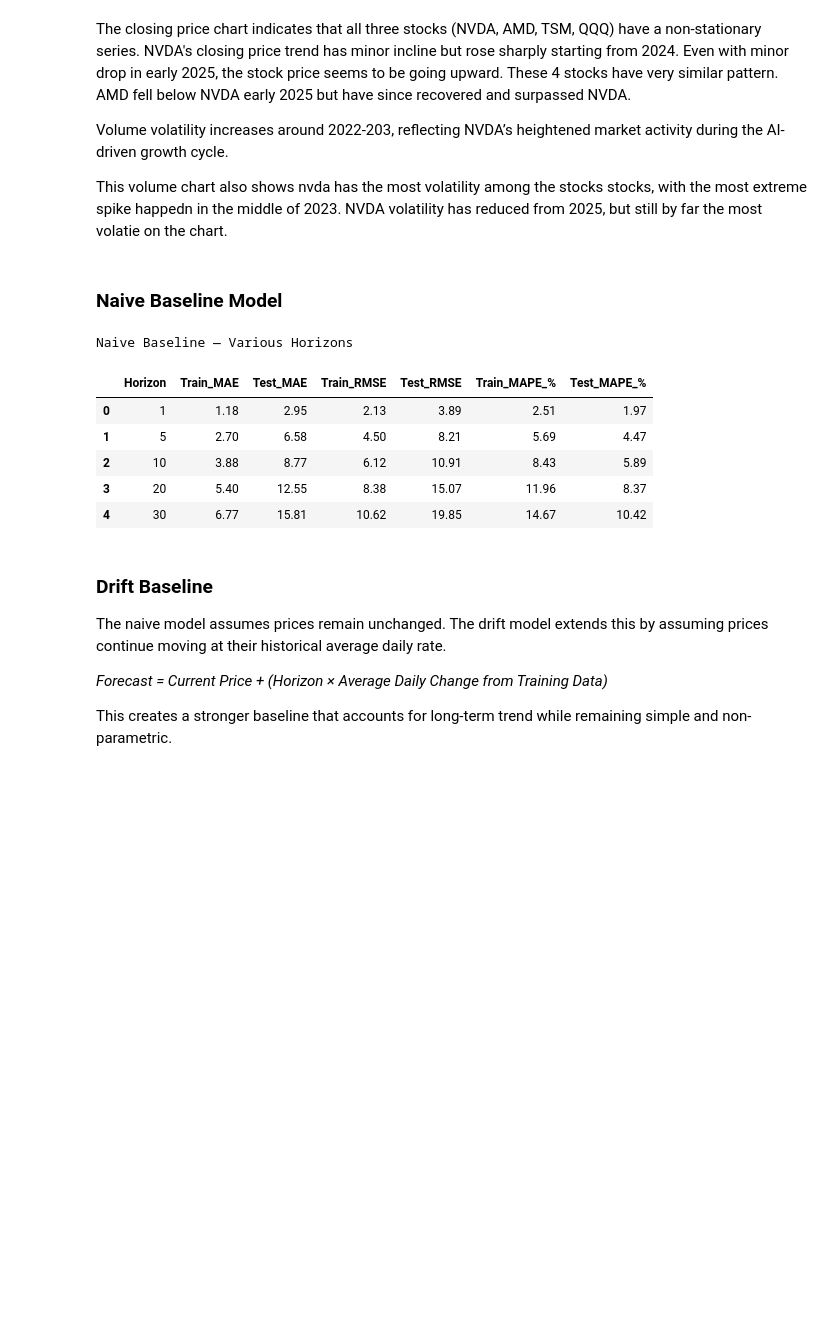
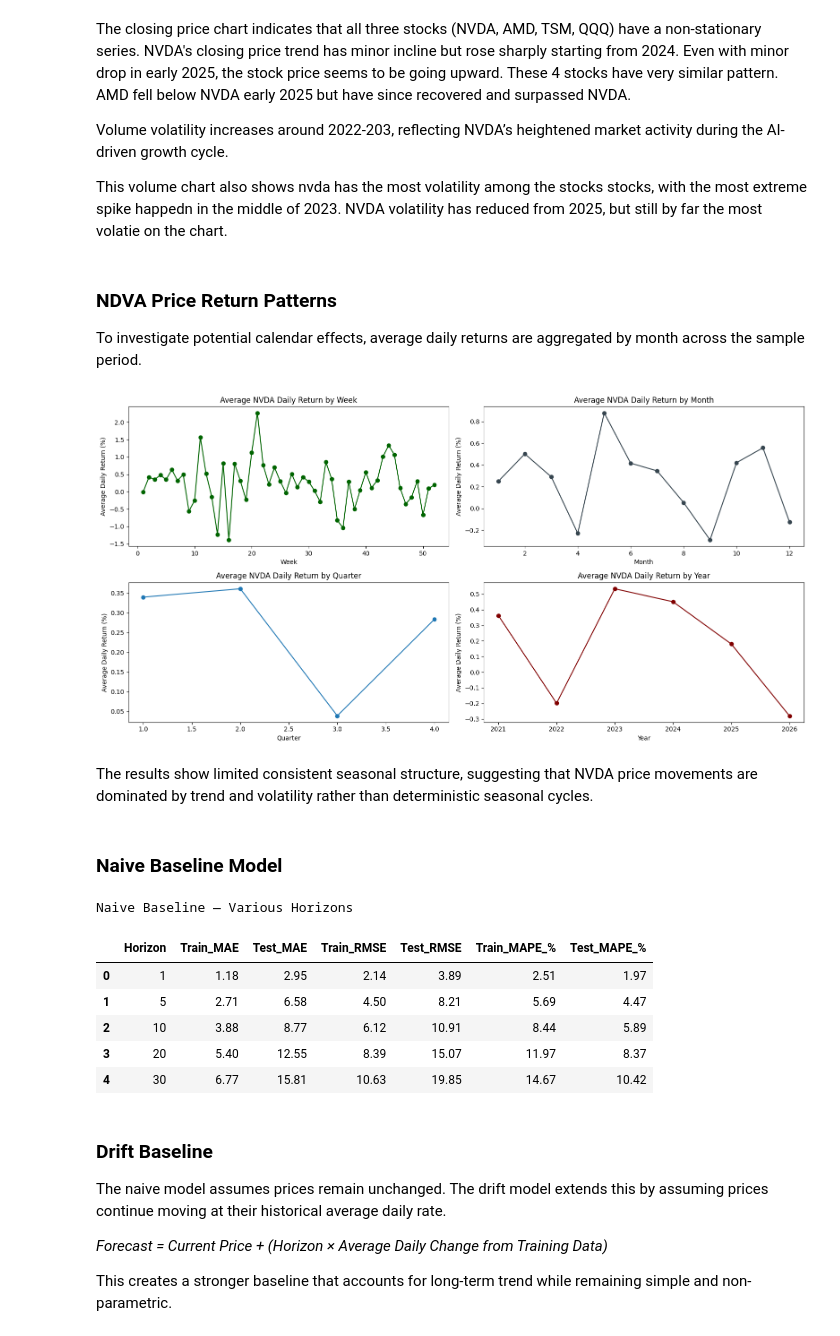
Before and after one commit to EsserMishelle/short-term-stock-forecast, a Jupyter notebook: 01_eda_and_naive_baseline.ipynb, the cells around one changed output. Saved outputs shown, nothing was run; the diff lists cells and outputs as text; code cells hidden in the pictures; blank space fills up the shorter version.

```diff
--- a/01_eda_and_naive_baseline.ipynb
+++ b/01_eda_and_naive_baseline.ipynb
@@ -346,6 +361,49 @@ The closing price chart indicates that all three stocks (NVDA, AMD, TSM, QQQ) ha
 Volume volatility increases around 2022-203, reflecting NVDA’s heightened market activity during the AI-driven growth cycle.
 
 This volume chart also shows nvda has the most volatility among the stocks stocks, with the most extreme spike happedn in the middle of 2023. NVDA volatility has reduced from 2025, but still by far the most volatie on the chart.
+# %% [markdown]
+### NDVA Price Return Patterns
+To investigate potential calendar effects, average daily returns are aggregated by month across the sample period.
+# %%
+df['return'] = df['nvda_close'].pct_change()
+# %%
+fig, axes = plt.subplots(2,2, figsize=(16,8))
+
+# Weekly
+weekly_avg = df.groupby(df.index.isocalendar().week)['return'].mean()*100
+axes[0,0].plot(weekly_avg.index, weekly_avg.values, marker='o', color='darkgreen')
+axes[0,0].set_title("Average NVDA Daily Return by Week")
+axes[0,0].set_xlabel("Week")
+axes[0,0].set_ylabel("Average Daily Return (%)")
+
+# Monthly
+monthly_avg = df.groupby(df.index.month)['return'].mean()*100
+axes[0,1].plot(monthly_avg.index, monthly_avg.values, marker='o', color='#36454F')
+axes[0,1].set_title("Average NVDA Daily Return by Month")
+axes[0,1].set_xlabel("Month")
+axes[0,1].set_ylabel("Average Daily Return (%)")
+
+# Quarterly
+quarter_avg = df.groupby(df.index.quarter)['return'].mean()*100
+axes[1,0].plot(quarter_avg.index, quarter_avg.values, marker='o')
+axes[1,0].set_title("Average NVDA Daily Return by Quarter")
+axes[1,0].set_xlabel("Quarter")
+axes[1,0].set_ylabel("Average Daily Return (%)")
+
+# Yearly
+year_avg = df.groupby(df.index.year)['return'].mean()*100
+axes[1,1].plot(year_avg.index, year_avg.values, marker='o', color='maroon')
+axes[1,1].set_title("Average NVDA Daily Return by Year")
+axes[1,1].set_xlabel("Year")
+axes[1,1].set_ylabel("Average Daily Return (%)")
+
+plt.savefig(os.path.join(assets_folder_path, 'avg_ndva_daily_return_patterns.jpg'))
+plt.tight_layout()
+plt.show()
+# %% [output]
+[figure, added]
+# %% [markdown]
+The results show limited consistent seasonal structure, suggesting that NVDA price movements are dominated by trend and volatility rather than deterministic seasonal cycles.
 # %% [markdown]
 ### Naive Baseline Model
 # %%
@@ -411,11 +469,11 @@ naive_baseline_df.to_csv(
 # %% [output]
 Naive Baseline — Various Horizons
 |  | Horizon | Train_MAE | Test_MAE | Train_RMSE | Test_RMSE | Train_MAPE_% | Test_MAPE_% |
-| 0 | 1 | 1.18 | 2.95 | 2.13 | 3.89 | 2.51 | 1.97 |
-| 1 | 5 | 2.70 | 6.58 | 4.50 | 8.21 | 5.69 | 4.47 |
-| 2 | 10 | 3.88 | 8.77 | 6.12 | 10.91 | 8.43 | 5.89 |
-| 3 | 20 | 5.40 | 12.55 | 8.38 | 15.07 | 11.96 | 8.37 |
-| 4 | 30 | 6.77 | 15.81 | 10.62 | 19.85 | 14.67 | 10.42 |
+| 0 | 1 | 1.18 | 2.95 | 2.14 | 3.89 | 2.51 | 1.97 |
+| 1 | 5 | 2.71 | 6.58 | 4.50 | 8.21 | 5.69 | 4.47 |
+| 2 | 10 | 3.88 | 8.77 | 6.12 | 10.91 | 8.44 | 5.89 |
+| 3 | 20 | 5.40 | 12.55 | 8.39 | 15.07 | 11.97 | 8.37 |
+| 4 | 30 | 6.77 | 15.81 | 10.63 | 19.85 | 14.67 | 10.42 |
 # %% [markdown]
 ### Drift Baseline
 
```
Also changed, not shown: parts of 12 cells of this notebook.
